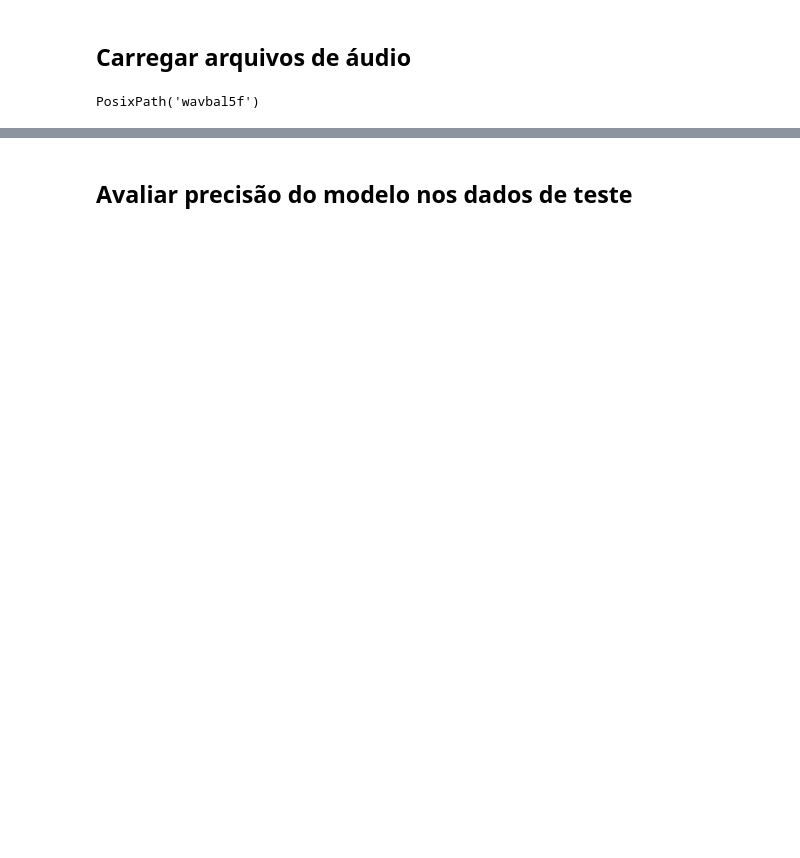
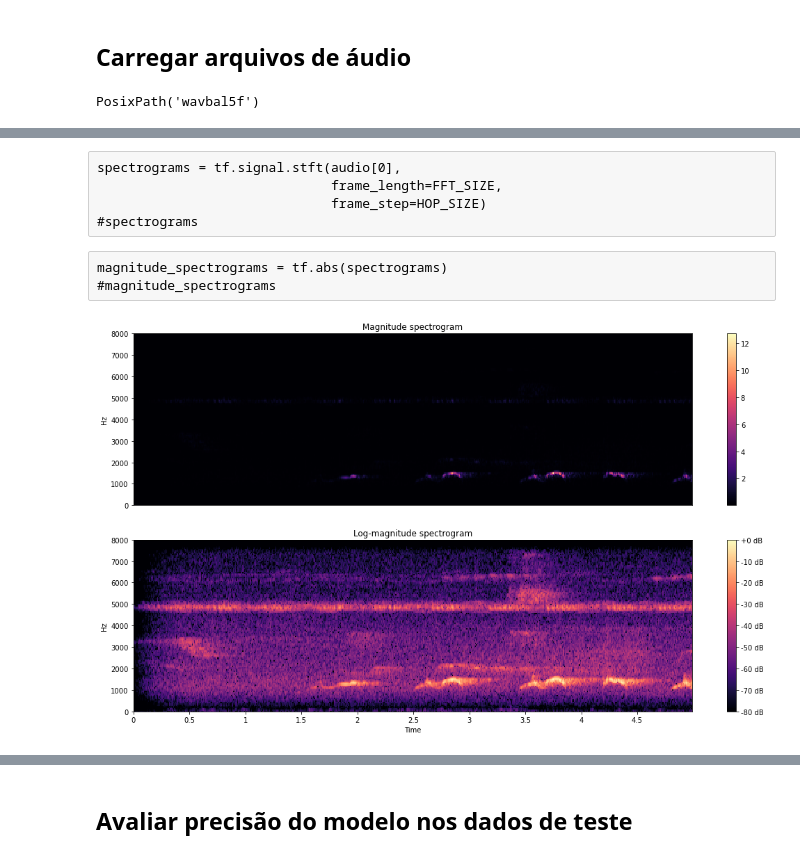
Before and after one commit to hjort/bird-reco, a Jupyter notebook: 31-modelo-preditivo-tensorflow.ipynb, the cells around one changed output, grey strips where cells are left out. Drawn from its saved outputs; the diff is of its cells as text; code cells hidden in the pictures; blank space fills up the shorter version.

```diff
--- a/31-modelo-preditivo-tensorflow.ipynb
+++ b/31-modelo-preditivo-tensorflow.ipynb
@@ -184,0 +274,44 @@ plt.show()
+# %% [raw]
+spectrograms = tf.signal.stft(audio[0],
+                              frame_length=FFT_SIZE,
+                              frame_step=HOP_SIZE)
+#spectrograms
+# %% [raw]
+magnitude_spectrograms = tf.abs(spectrograms)
+#magnitude_spectrograms
+# %%
+# plota espectro de magnitude
+
+def plot_magnitude_spectrogram(spectrogram, fig, ax):
+    S = spectrogram.T
+    ax.set_title('Magnitude spectrogram')
+    img = librosa.display.specshow(S,
+                                   sr=SAMPLING_RATE,
+                                   y_axis='linear',
+                                   ax=ax)
+    fig.colorbar(img, ax=ax)
+# %%
+# plota espectro de magnitude logarítimica
+
+def plot_logmagnitude_spectrogram(spectrogram, fig, ax):
+    S = spectrogram.T
+    ax.set_title('Log-magnitude spectrogram')
+    img = librosa.display.specshow(librosa.amplitude_to_db(S, ref=np.max),
+                                   y_axis='linear',
+                                   x_axis='time',
+                                   sr=SAMPLING_RATE,
+                                   hop_length=HOP_SIZE,
+                                   ax=ax)
+    fig.colorbar(img, ax=ax, format="%+2.f dB")
+# %%
+# plotar espectros de magnitude e magnitude logarítimica do arquivo de exemplo
+
+fig, axes = plt.subplots(2, figsize=(18, 10))
+
+plot_magnitude_spectrogram(spectrogram.numpy(), fig, axes[0])
+plot_logmagnitude_spectrogram(spectrogram.numpy(), fig, axes[1])
+
+plt.savefig('images/magspec.png', dpi=300)
+plt.show()
+# %% [output]
+[figure, added]
```
Also changed, not shown: parts of 76 cells of this notebook, 1 other file.
